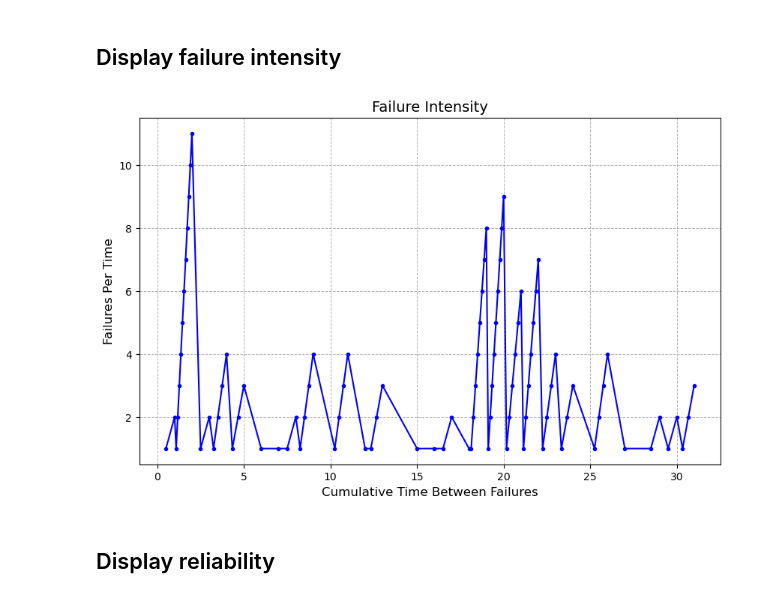
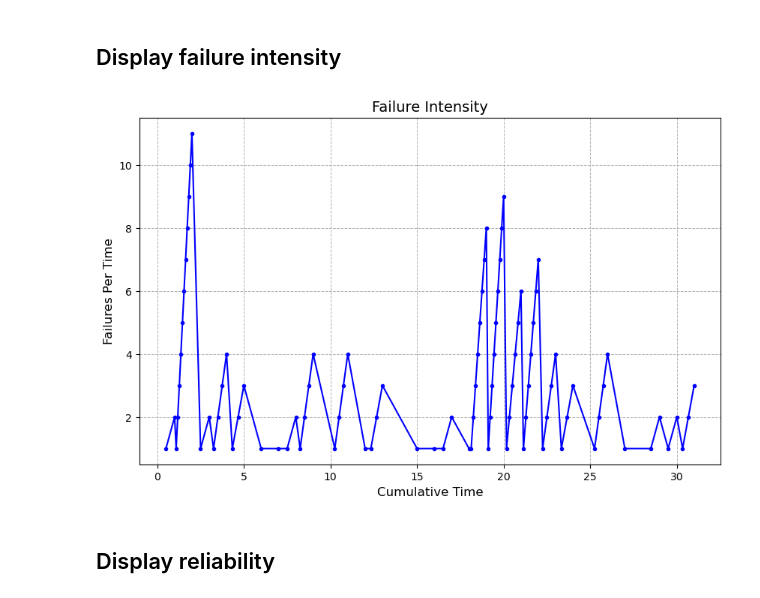
Before and after one commit to ensf-614-group11/seng637-a5-group11, a Jupyter notebook: Part 1/Laplace_tests_and_graphs.ipynb, the cells around one changed output. Saved outputs shown, nothing was run; the diff lists cells and outputs as text; code cells hidden in the pictures.

```diff
--- a/Part 1/Laplace_tests_and_graphs.ipynb
+++ b/Part 1/Laplace_tests_and_graphs.ipynb
@@ -187,18 +187,18 @@ plt.show()
 # %%
 plt.figure(figsize=(10, 6))
 plt.plot(data_for_plots['Cumulative Time'], data_for_plots['Failures Per Time'], marker='o', linestyle='-', color='b', markersize=3)
 
 # Add labels and title to the plot
-plt.xlabel('Cumulative Time Between Failures', fontsize=12)
+plt.xlabel('Cumulative Time', fontsize=12)
 plt.ylabel('Failures Per Time', fontsize=12)
 plt.title('Failure Intensity', fontsize=14)
 
 
 plt.grid(True, which='both', axis='both', linestyle='--', linewidth=0.7)
 
 plt.show()
 # %% [output]
-[figure, old version]
+[figure, new version]
 # %% [markdown]
 ## Display reliability
 # %%
```
Also changed, not shown: parts of 9 cells of this notebook, 11 other files.
